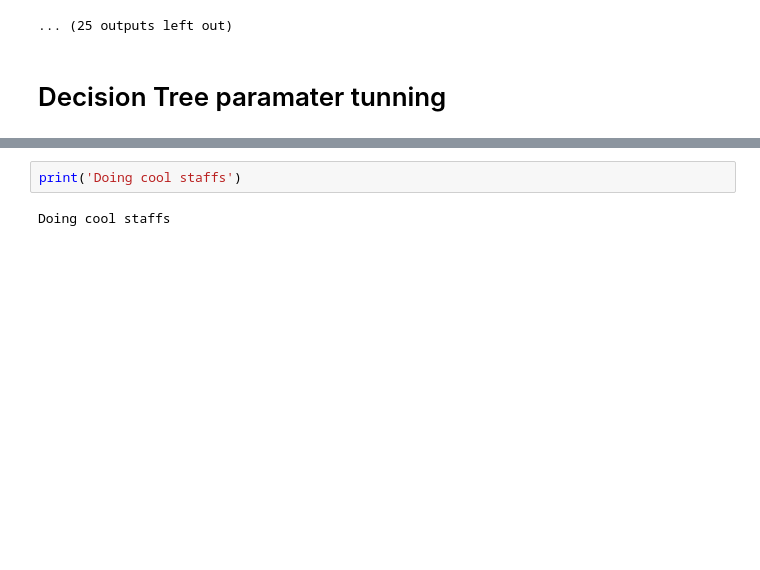
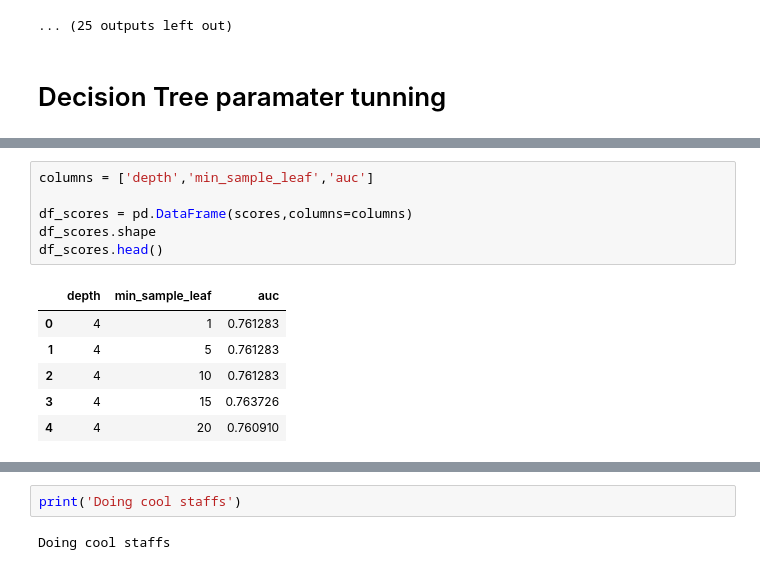
Before and after one commit to Micky373/ml_zoomcamp, a Jupyter notebook: week_6/credit_risk.ipynb, the cells around one changed output, grey strips where cells are left out. Drawn from its saved outputs; the diff is of its cells as text; blank space fills up the shorter version.

```diff
--- a/week_6/credit_risk.ipynb
+++ b/week_6/credit_risk.ipynb
@@ -537,0 +573,13 @@ Name: status, dtype: float64
+# %%
+columns = ['depth','min_sample_leaf','auc']
+
+df_scores = pd.DataFrame(scores,columns=columns)
+df_scores.shape
+df_scores.head()
+# %% [output]
+|  | depth | min_sample_leaf | auc |
+| 0 | 4 | 1 | 0.761283 |
+| 1 | 4 | 5 | 0.761283 |
+| 2 | 4 | 10 | 0.761283 |
+| 3 | 4 | 15 | 0.763726 |
+| 4 | 4 | 20 | 0.760910 |
```
Also changed, not shown: parts of 7 cells of this notebook.
